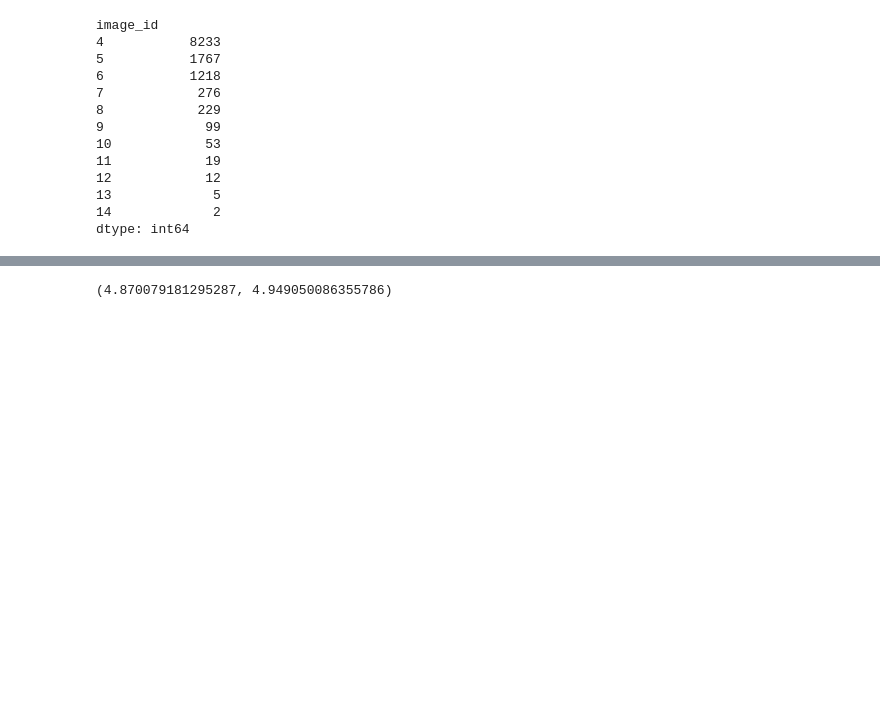
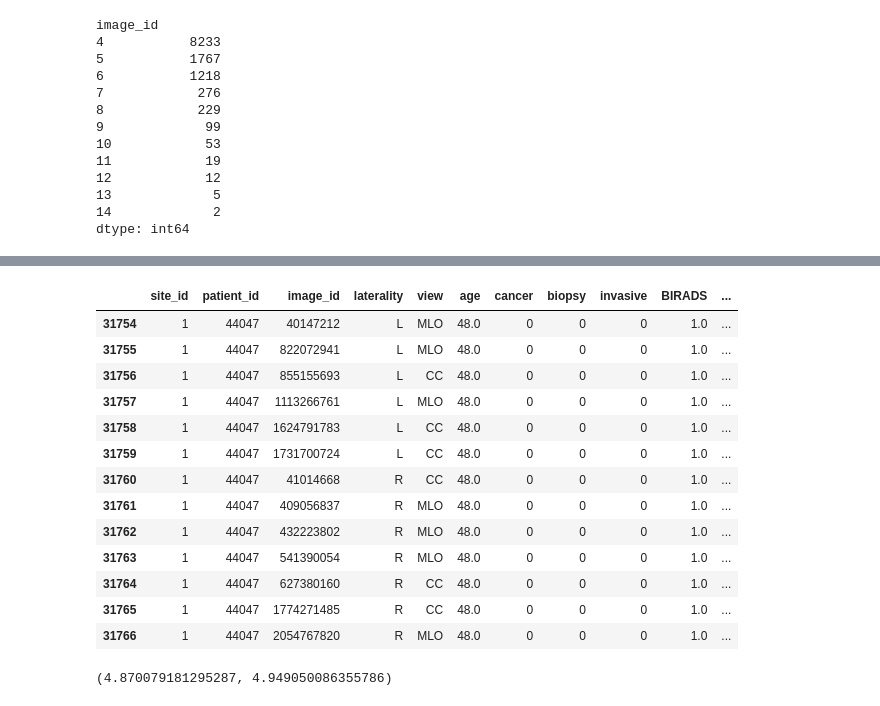
Before and after one commit to analokmaus/kaggle-rsna-breast-cancer, a Jupyter notebook: 00_eda.ipynb, the cells around one changed output, grey strips where cells are left out. Drawn from its saved outputs; the diff is of its cells as text; code cells hidden in the pictures; blank space fills up the shorter version.

```diff
--- a/00_eda.ipynb
+++ b/00_eda.ipynb
@@ -99,3 +116,20 @@ dtype: int64
+# %%
+train.query('patient_id == 44047')
+# %% [output]
+|  | site_id | patient_id | image_id | laterality | view | age | cancer | biopsy | invasive | BIRADS | ... |
+| 31754 | 1 | 44047 | 40147212 | L | MLO | 48.0 | 0 | 0 | 0 | 1.0 | ... |
+| 31755 | 1 | 44047 | 822072941 | L | MLO | 48.0 | 0 | 0 | 0 | 1.0 | ... |
+| 31756 | 1 | 44047 | 855155693 | L | CC | 48.0 | 0 | 0 | 0 | 1.0 | ... |
+| 31757 | 1 | 44047 | 1113266761 | L | MLO | 48.0 | 0 | 0 | 0 | 1.0 | ... |
+| 31758 | 1 | 44047 | 1624791783 | L | CC | 48.0 | 0 | 0 | 0 | 1.0 | ... |
+| 31759 | 1 | 44047 | 1731700724 | L | CC | 48.0 | 0 | 0 | 0 | 1.0 | ... |
+| 31760 | 1 | 44047 | 41014668 | R | CC | 48.0 | 0 | 0 | 0 | 1.0 | ... |
+| 31761 | 1 | 44047 | 409056837 | R | MLO | 48.0 | 0 | 0 | 0 | 1.0 | ... |
+| 31762 | 1 | 44047 | 432223802 | R | MLO | 48.0 | 0 | 0 | 0 | 1.0 | ... |
+| 31763 | 1 | 44047 | 541390054 | R | MLO | 48.0 | 0 | 0 | 0 | 1.0 | ... |
+| 31764 | 1 | 44047 | 627380160 | R | CC | 48.0 | 0 | 0 | 0 | 1.0 | ... |
+| 31765 | 1 | 44047 | 1774271485 | R | CC | 48.0 | 0 | 0 | 0 | 1.0 | ... |
+| 31766 | 1 | 44047 | 2054767820 | R | MLO | 48.0 | 0 | 0 | 0 | 1.0 | ... |
 # %%
 train2 = train.merge(train.groupby('patient_id').agg({'image_id': 'count'}).reset_index(), on='patient_id', suffixes=['', '_count'])
 train2.query('cancer == 0')['image_id_count'].mean(), train2.query('cancer == 1')['image_id_count'].mean()
```
Also changed, not shown: parts of 8 cells of this notebook, 9 other files.
